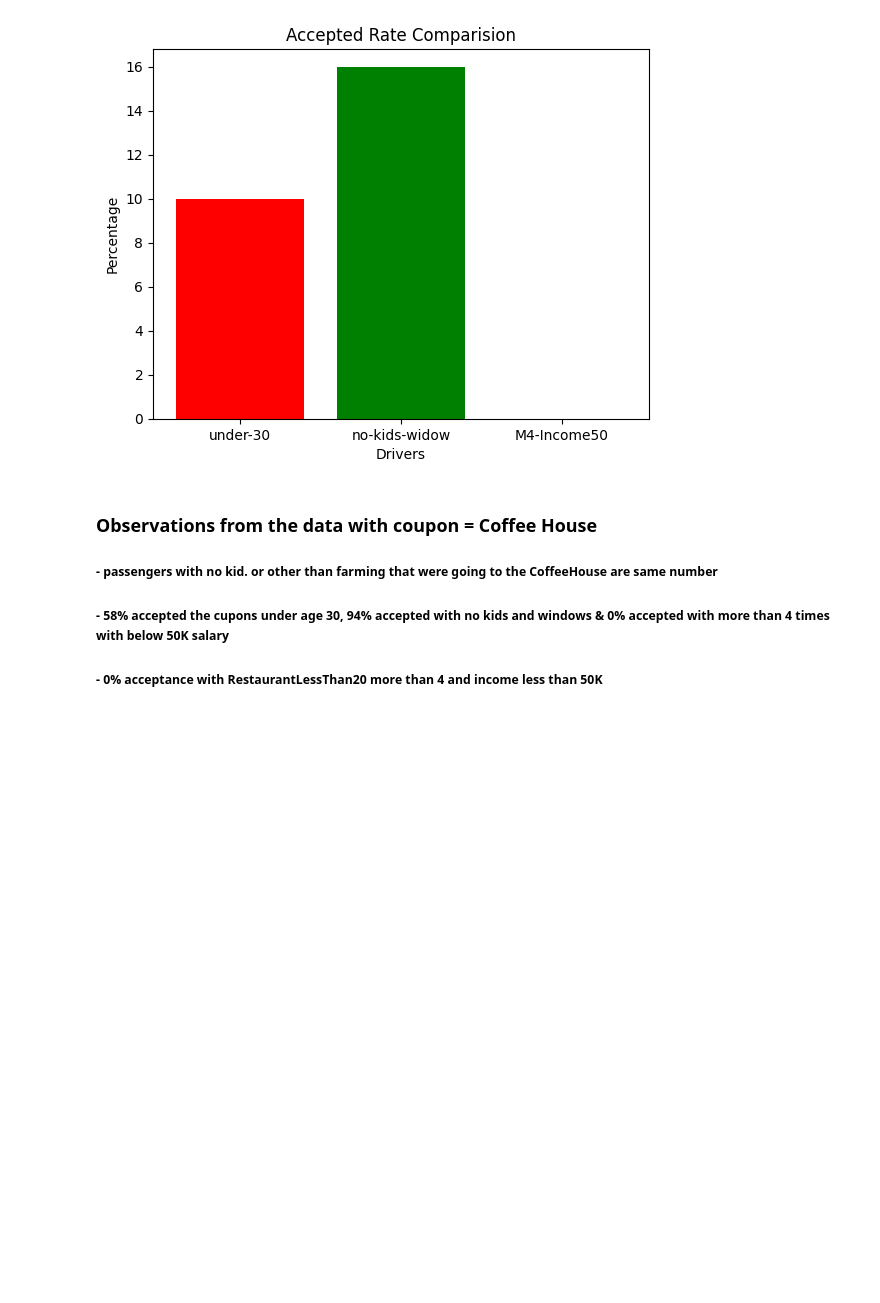
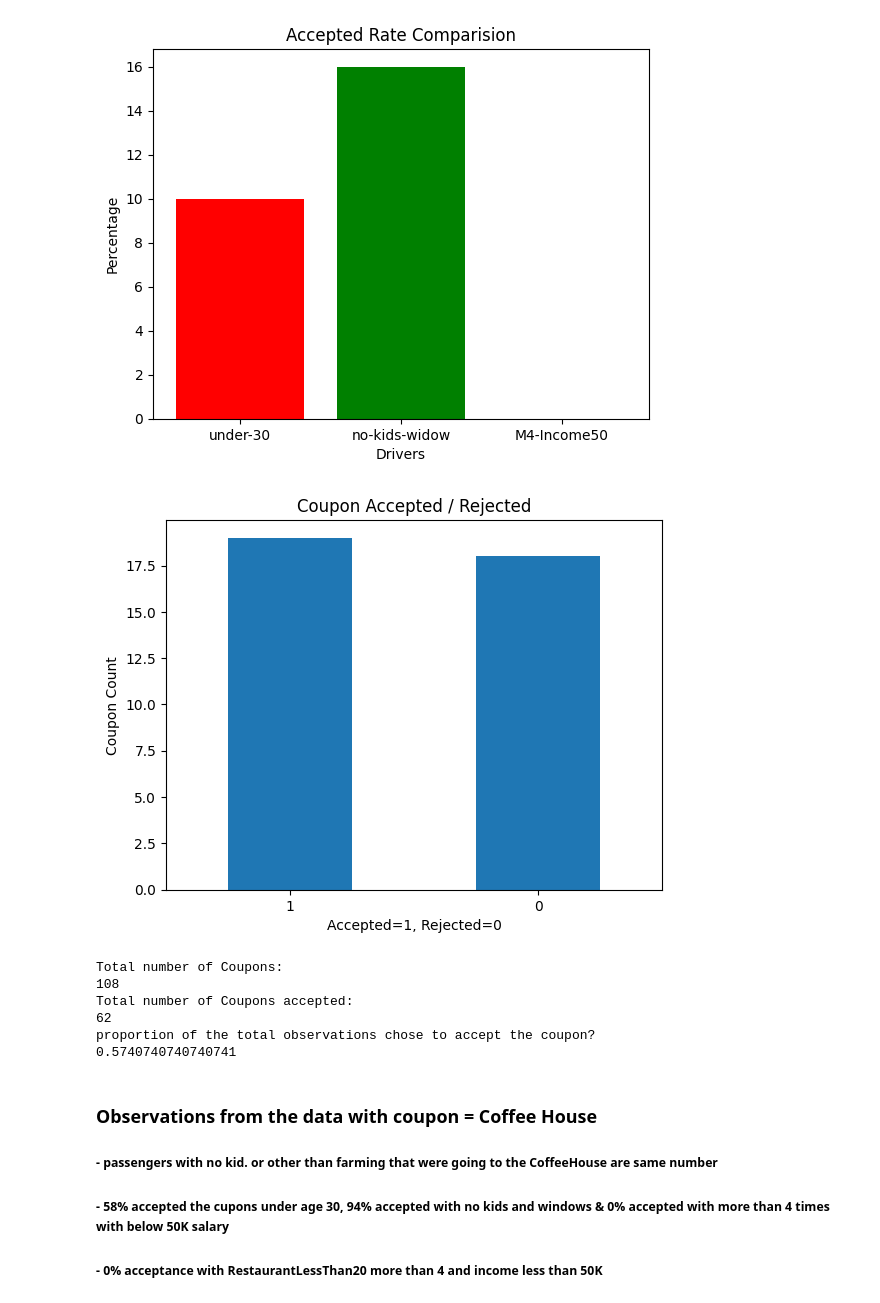
Before and after one commit to OBULAMRANA/accept_coupon, a Jupyter notebook: accept_coupon.ipynb, the cells around one changed output. Cells and saved outputs as stored; diff of their text form; code cells hidden in the pictures; blank space fills up the shorter version.

```diff
--- a/accept_coupon.ipynb
+++ b/accept_coupon.ipynb
@@ -811,6 +811,34 @@ Series([], Name: proportion, dtype: float64)
 
 Conclution/Findings: 58% accepted the cupons under age 30, 94% accepted  with no kids and windows & 0% accepted with more than 4 times with below 50K salary
 [figure]
+# %%
+Y_v_counts = data_ch['Y'].value_counts()
+Y_v_counts.plot(kind='bar')
+
+plt.xticks(rotation=0)
+plt.xlabel("Accepted=1, Rejected=0")
+plt.ylabel("Coupon Count")
+plt.title("Coupon Accepted / Rejected")
+plt.show()
+
+Y_v_counts_accepted= data[data['Y']==1]
+Y_v_counts_accepted.head()
+
+print("Total number of Coupons:")
+print(data.shape[0])
+print("Total number of Coupons accepted:")
+print(Y_v_counts_accepted.shape[0])
+
+print("proportion of the total observations chose to accept the coupon?")
+print(Y_v_counts_accepted.shape[0]/data.shape[0])
+# %% [output]
+[figure, added]
+Total number of Coupons:
+108
+Total number of Coupons accepted:
+62
+proportion of the total observations chose to accept the coupon?
+0.5740740740740741
 # %% [markdown]
 ### Observations from the data with coupon = Coffee House
 ##### - passengers with no kid. or other than farming  that were going to the CoffeeHouse  are same number
```
